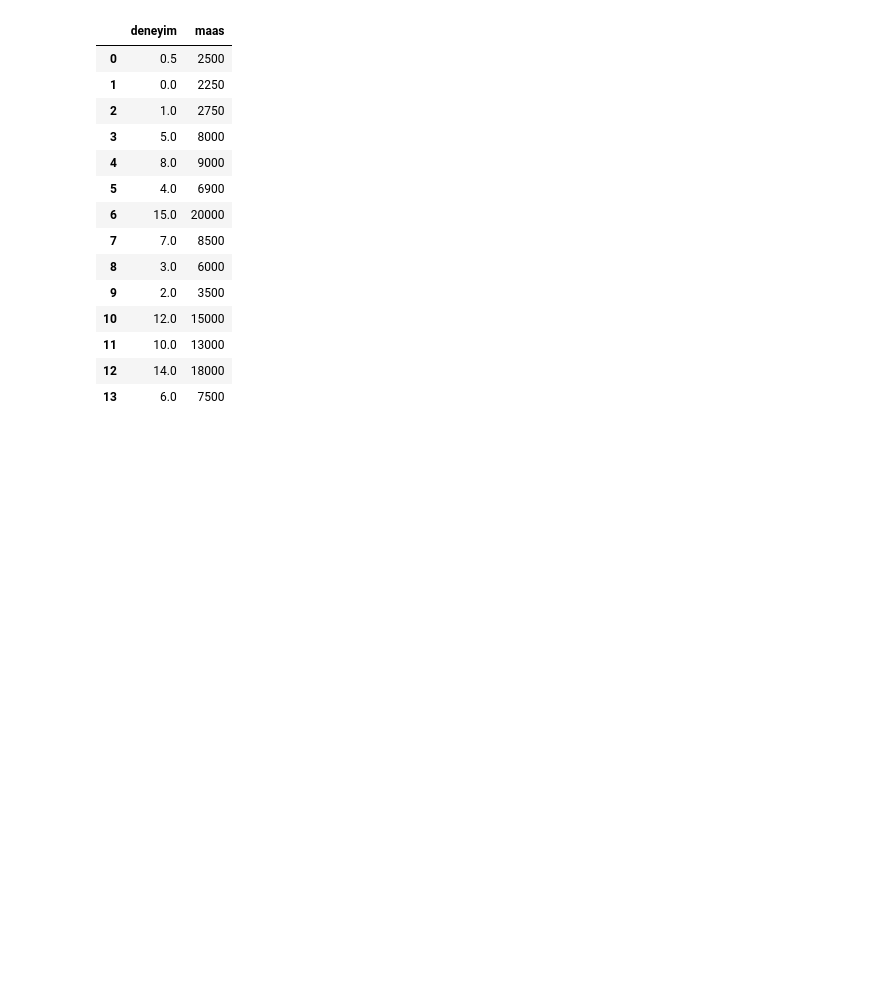
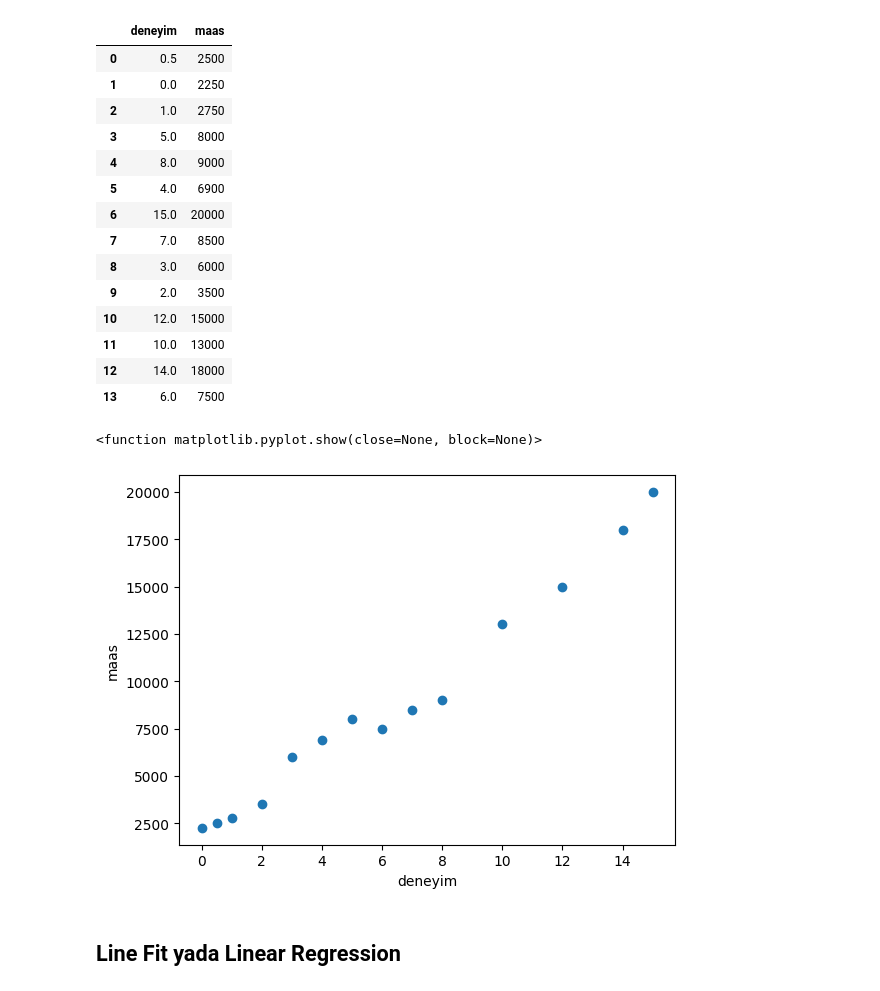
Before and after one commit to akalinirem/machine_learning, a Jupyter notebook: pages/linear_regression_1.ipynb, the cells around one changed output. Drawn from its saved outputs; the diff is of its cells as text; code cells hidden in the pictures; blank space fills up the shorter version.

```diff
--- a/pages/linear_regression_1.ipynb
+++ b/pages/linear_regression_1.ipynb
@@ -23,3 +24,13 @@ df
 | 11 | 10.0 | 13000 |
 | 12 | 14.0 | 18000 |
 | 13 | 6.0 | 7500 |
+# %%
+plt.scatter(df.deneyim,df.maas)
+plt.xlabel("deneyim")
+plt.ylabel("maas")
+plt.show
+# %% [output]
+<function matplotlib.pyplot.show(close=None, block=None)>
+[figure, added]
+# %% [markdown]
+## Line Fit yada Linear Regression
```
Also changed, not shown: parts of 11 cells of this notebook, 2 other files.
